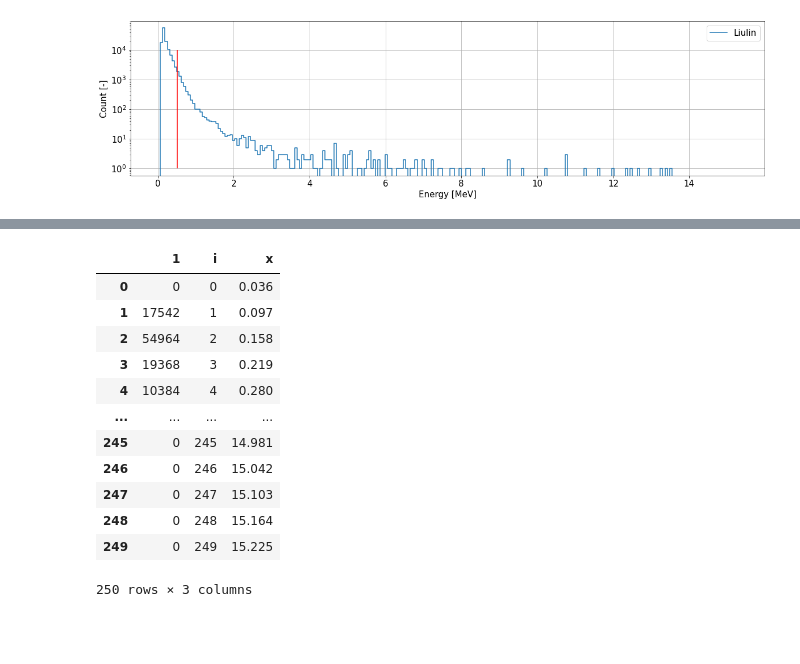
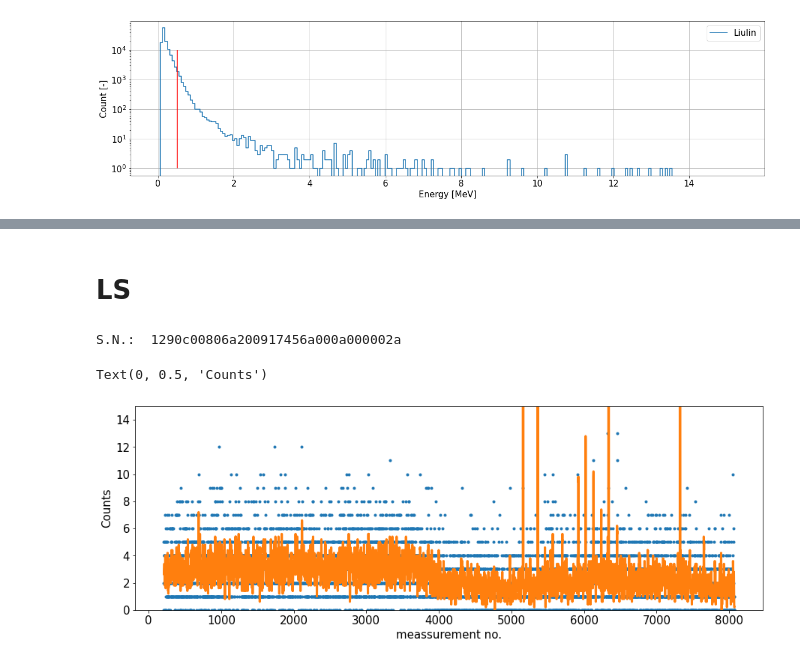
Before and after one commit to UniversalScientificTechnologies/LABDOS01, a Jupyter notebook: notebooks/data-parser.ipynb, the cells around one changed output, grey strips where cells are left out. Drawn from its saved outputs; the diff is of its cells as text; code cells hidden in the pictures; blank space fills up the shorter version.

```diff
--- a/notebooks/data-parser.ipynb
+++ b/notebooks/data-parser.ipynb
@@ -454,16 +456,32 @@ None
+# %% [markdown]
+# LS
 # %%
-e5
+fto = '/storage/experiments/2023/02_LS_LABDOS_test/2.TXT' #  File to Open
+
+l=[]
+l.extend(range(0,505))
+df = pd.read_csv(fto, sep=',', header=None, names=l, comment='*', low_memory=False)#,engine='python' )
+df = df.reset_index(drop=True)
+sn1 = df.loc[df[0]=='$DOS'].iloc[0,6]
+print("S.N.: ", sn1)
+df = df.loc[df[0]=='$HIST']
+df = df.iloc[200:,:]
 # %% [output]
-|  | 1 | i | x |
-| 0 | 0 | 0 | 0.036 |
-| 1 | 17542 | 1 | 0.097 |
-| 2 | 54964 | 2 | 0.158 |
-| 3 | 19368 | 3 | 0.219 |
-| 4 | 10384 | 4 | 0.280 |
-| ... | ... | ... | ... |
-| 245 | 0 | 245 | 14.981 |
-| 246 | 0 | 246 | 15.042 |
-| 247 | 0 | 247 | 15.103 |
-| 248 | 0 | 248 | 15.164 |
-| 249 | 0 | 249 | 15.225 |
-250 rows × 3 columns
+S.N.:  1290c00806a200917456a000a000002a
+# %%
+FIRST_CHANNEL = 8
+df['sum'] = df.iloc[:,FIRST_CHANNEL:-2].sum(axis=1)
+df['roll'] = df['sum'].rolling(5).mean()
+
+
+plt.figure(figsize=(15,5))
+matplotlib.rcParams.update({'font.size': 15})
+
+plt.plot(df['sum'], marker='.', linestyle='')
+plt.plot(df['roll'], linewidth=3)
+plt.ylim(0,15)
+plt.xlabel('meassurement no.')
+plt.ylabel('Counts')
+# %% [output]
+Text(0, 0.5, 'Counts')
+[figure, added]
```
Also changed, not shown: parts of 16 cells of this notebook.
